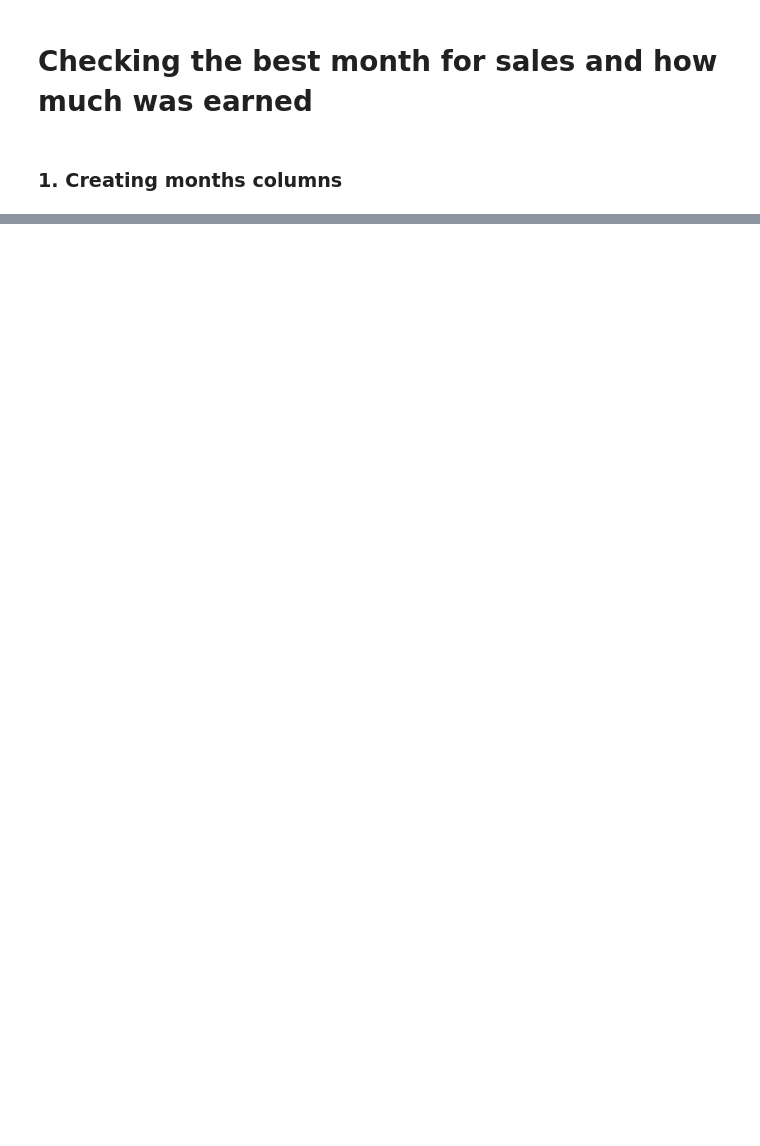
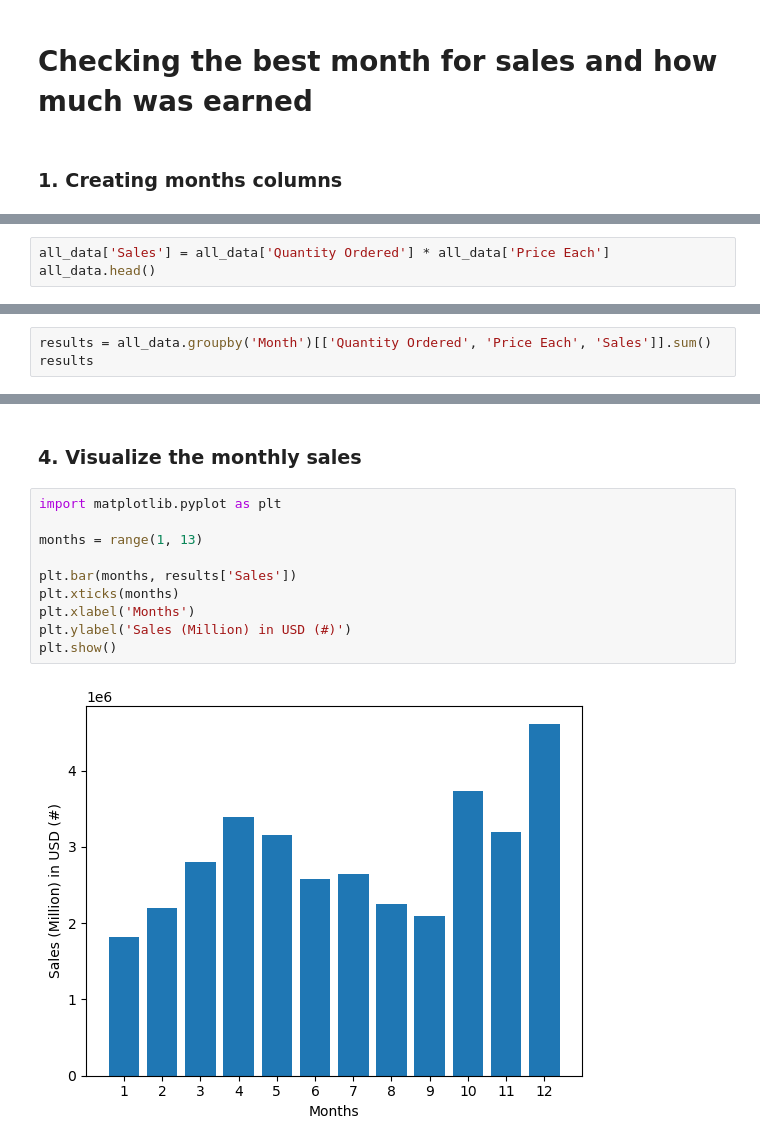
Before and after one commit to Sarinaade/pandas, a Jupyter notebook: SalesAnalysis/Analysis.ipynb, the cells around one changed output, grey strips where cells are left out. Cells and saved outputs as stored; diff of their text form; blank space fills up the shorter version.

```diff
--- a/SalesAnalysis/Analysis.ipynb
+++ b/SalesAnalysis/Analysis.ipynb
@@ -122,0 +128,3 @@ all_data.head()
+# %%
+all_data['Sales'] = all_data['Quantity Ordered'] * all_data['Price Each']
+all_data.head()
@@ -122,0 +141,3 @@ all_data.head()
+# %%
+results = all_data.groupby('Month')[['Quantity Ordered', 'Price Each', 'Sales']].sum()
+results
@@ -122,0 +159,14 @@ all_data.head()
+# %% [markdown]
+### 4. Visualize the monthly sales
+# %%
+import matplotlib.pyplot as plt
+
+months = range(1, 13)
+
+plt.bar(months, results['Sales'])
+plt.xticks(months)
+plt.xlabel('Months')
+plt.ylabel('Sales (Million) in USD (#)')
+plt.show()
+# %% [output]
+[figure, added]
```
Also changed, not shown: parts of 16 cells of this notebook.
